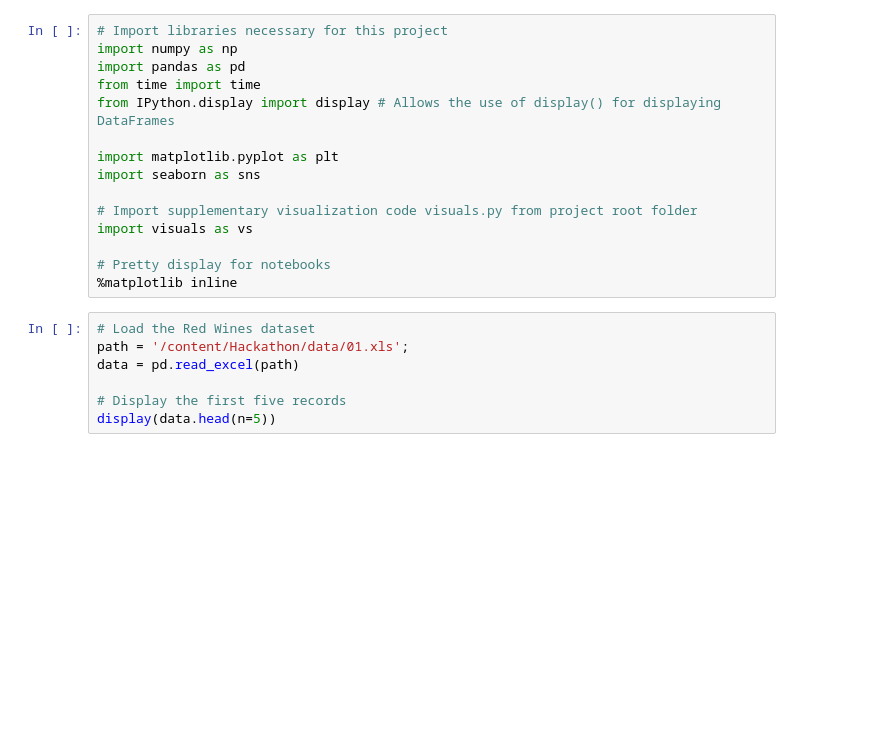
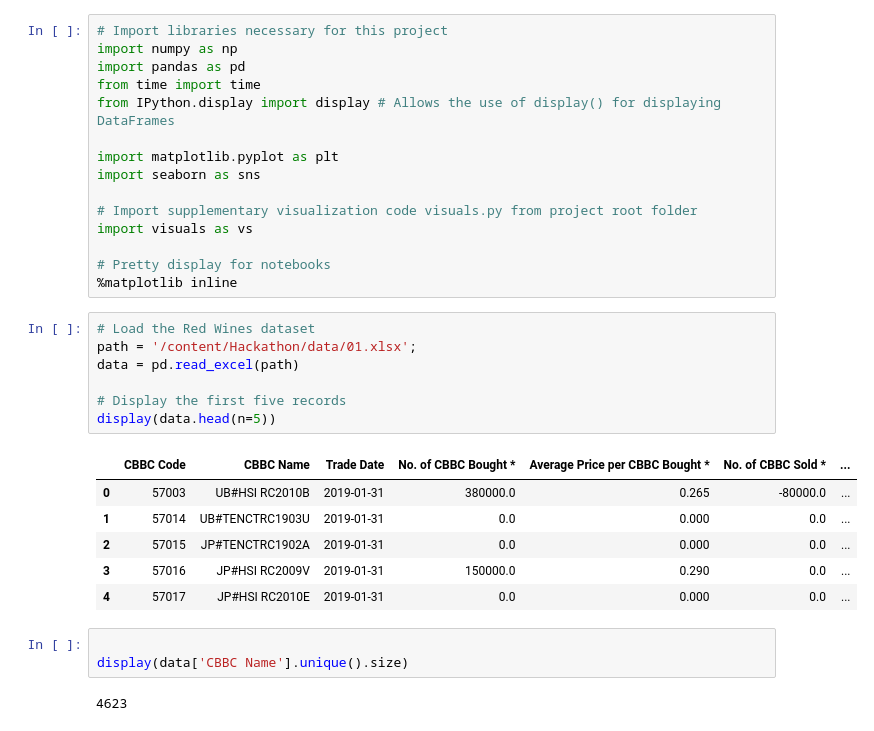
Before and after one commit to Nikhil29/Hackathon, a Jupyter notebook: dataAnalysis.ipynb, the cells around one changed output. Saved outputs shown, nothing was run; the diff lists cells and outputs as text; blank space fills up the shorter version.

```diff
--- a/dataAnalysis.ipynb
+++ b/dataAnalysis.ipynb
@@ -26,8 +30,20 @@ import visuals as vs
 %matplotlib inline
 # %%
 # Load the Red Wines dataset
-path = '/content/Hackathon/data/01.xls';
+path = '/content/Hackathon/data/01.xlsx';
 data = pd.read_excel(path)
 
 # Display the first five records
 display(data.head(n=5))
+# %% [output]
+|  | CBBC Code | CBBC Name | Trade Date | No. of CBBC Bought * | Average Price per CBBC Bought * | No. of CBBC Sold * | ... |
+| 0 | 57003 | UB#HSI RC2010B | 2019-01-31 | 380000.0 | 0.265 | -80000.0 | ... |
+| 1 | 57014 | UB#TENCTRC1903U | 2019-01-31 | 0.0 | 0.000 | 0.0 | ... |
+| 2 | 57015 | JP#TENCTRC1902A | 2019-01-31 | 0.0 | 0.000 | 0.0 | ... |
+| 3 | 57016 | JP#HSI RC2009V | 2019-01-31 | 150000.0 | 0.290 | 0.0 | ... |
+| 4 | 57017 | JP#HSI RC2010E | 2019-01-31 | 0.0 | 0.000 | 0.0 | ... |
+# %%
+
+display(data['CBBC Name'].unique().size)
+# %% [output]
+4623
```
Also changed, not shown: parts of 4 cells of this notebook.
